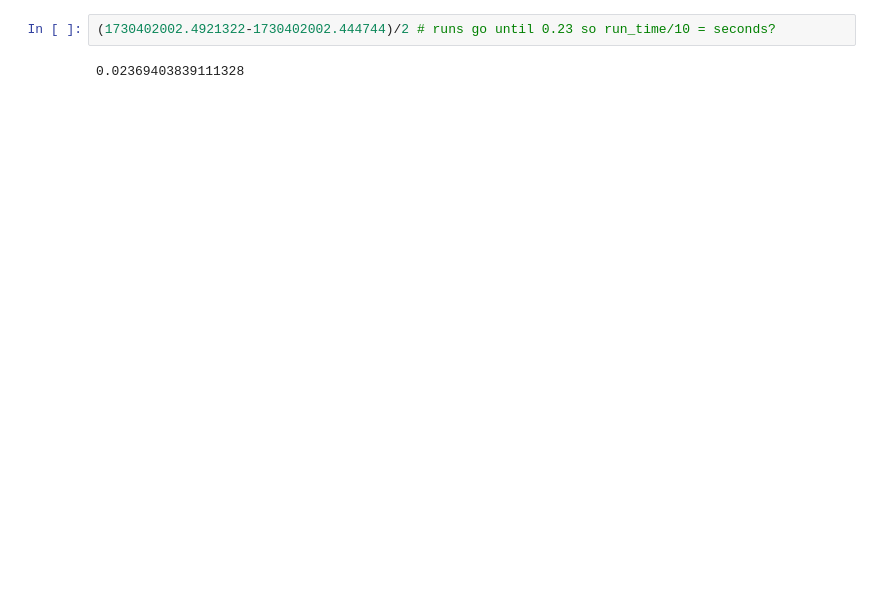
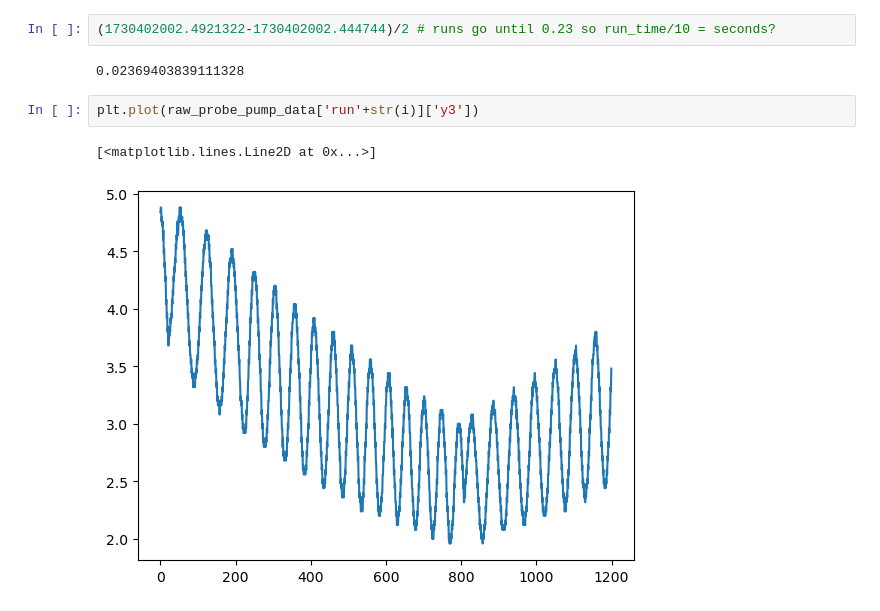
Before and after one commit to orpereira/PHYS469, a Jupyter notebook: saturation_spectroscopy/analysis_final.ipynb, the cells around one changed output. Saved outputs shown, nothing was run; the diff lists cells and outputs as text; blank space fills up the shorter version.

```diff
--- a/saturation_spectroscopy/analysis_final.ipynb
+++ b/saturation_spectroscopy/analysis_final.ipynb
@@ -397,3 +428,8 @@ Standard Deviation:  [ 6.76910371  1.02829308  4.5895487   0.17388807  0.4047788
 (1730402002.4921322-1730402002.444744)/2 # runs go until 0.23 so run_time/10 = seconds?
 # %% [output]
 0.02369403839111328
+# %%
+plt.plot(raw_probe_pump_data['run'+str(i)]['y3'])
+# %% [output]
+[<matplotlib.lines.Line2D at 0x...>]
+[figure, added]
```
Also changed, not shown: parts of 5 cells of this notebook, 1 other file.
